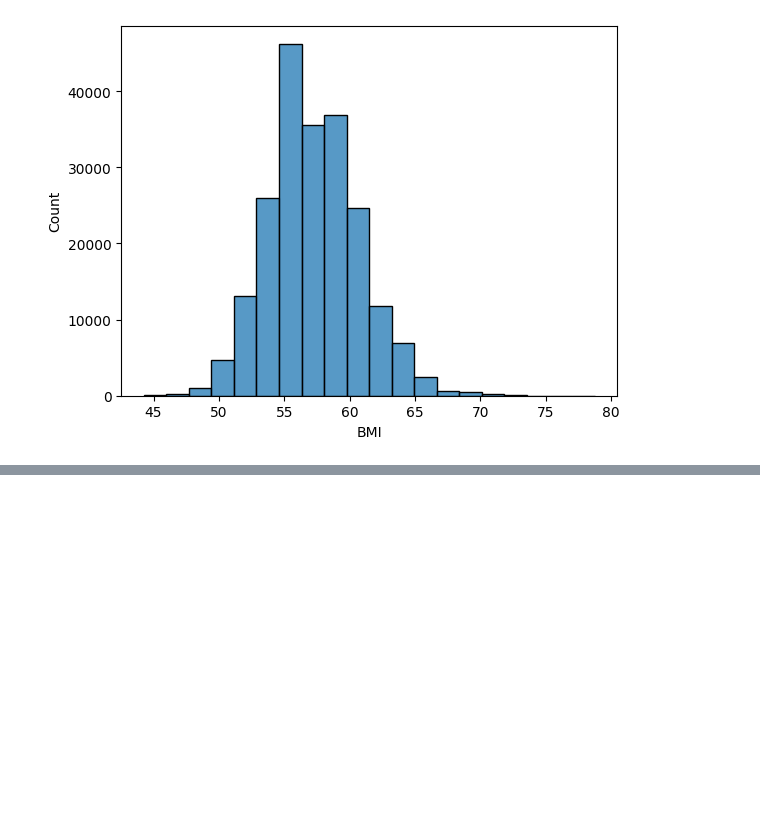
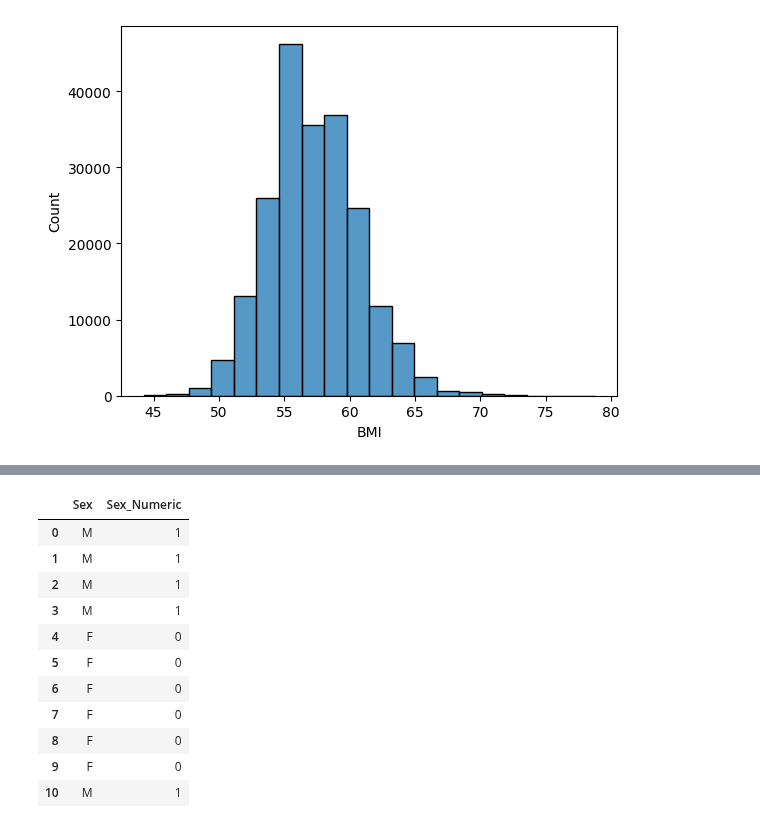
Before and after one commit to oscardbocanegra/udemy, a Jupyter notebook: analisis_datos/manipulacion_dataframes.ipynb, the cells around one changed output, grey strips where cells are left out. Cells and saved outputs as stored; diff of their text form; code cells hidden in the pictures; blank space fills up the shorter version.

```diff
--- a/analisis_datos/manipulacion_dataframes.ipynb
+++ b/analisis_datos/manipulacion_dataframes.ipynb
@@ -456,3 +443,6 @@ sns.histplot(olympics['BMI'], bins= 20)
 # %% [output]
 <AxesSubplot: xlabel='BMI', ylabel='Count'>
 [figure]
+# %%
+olympics['Olympic'] = olympics['Year'].astype('str')
+olympics.head()
@@ -458,0 +456,17 @@ sns.histplot(olympics['BMI'], bins= 20)
+# %%
+olympics['Sex_Numeric'] = olympics['Sex'].map({'M': 1, 'F': 0})
+# %%
+olympics.loc[:10, ['Sex', 'Sex_Numeric']]
+# %% [output]
+|  | Sex | Sex_Numeric |
+| 0 | M | 1 |
+| 1 | M | 1 |
+| 2 | M | 1 |
+| 3 | M | 1 |
+| 4 | F | 0 |
+| 5 | F | 0 |
+| 6 | F | 0 |
+| 7 | F | 0 |
+| 8 | F | 0 |
+| 9 | F | 0 |
+| 10 | M | 1 |
```
Also changed, not shown: parts of 4 cells of this notebook.
